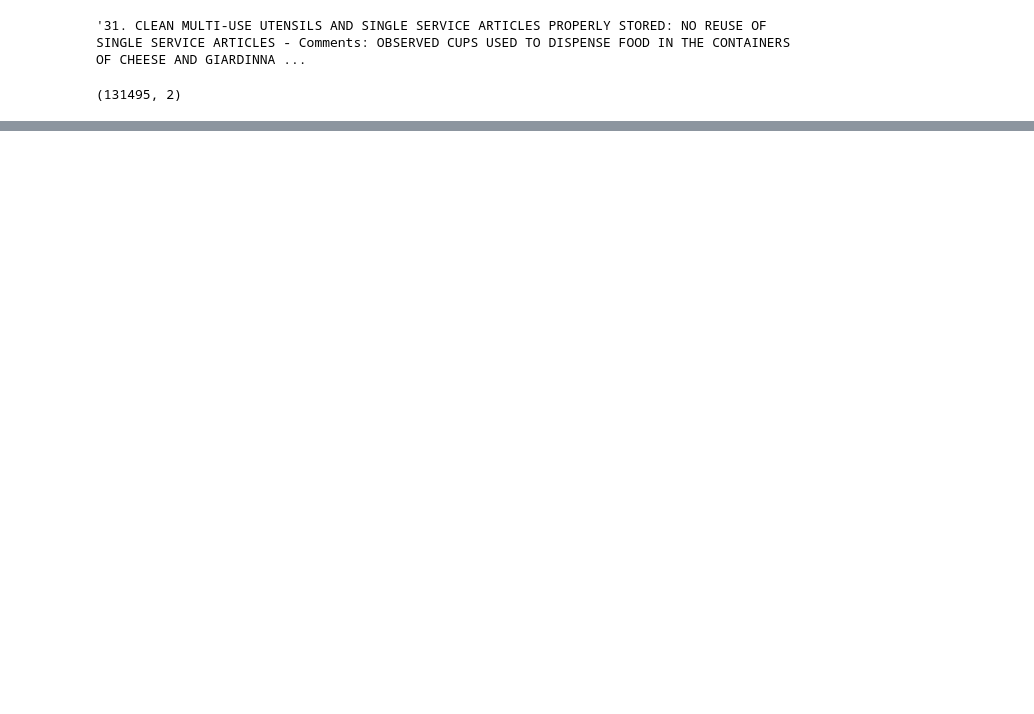
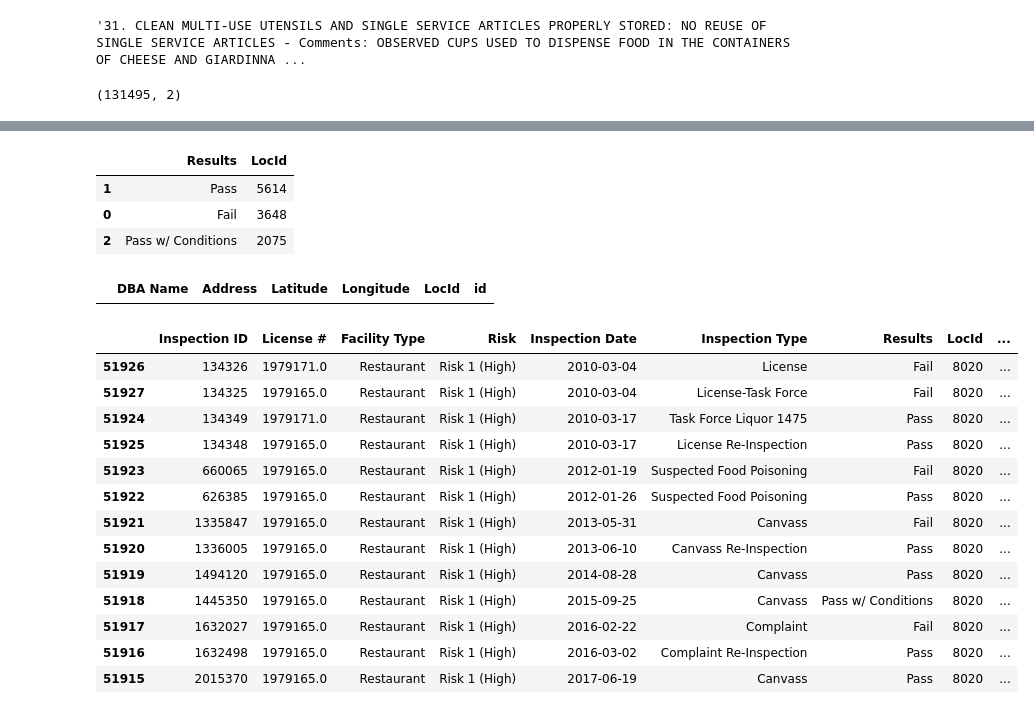
Before and after one commit to mkduchak/chicagohealthinspections, a Jupyter notebook: 1_data_cleanup.ipynb, the cells around one changed output, grey strips where cells are left out. Cells and saved outputs as stored; diff of their text form; code cells hidden in the pictures; blank space fills up the shorter version.

```diff
--- a/1_data_cleanup.ipynb
+++ b/1_data_cleanup.ipynb
@@ -58,0 +183,13 @@ businfodf.head()
+# %%
+idlink = pd.read_pickle('/home/michael/chicagohealthinspections/data/idlink.pkl')
+# %%
+healthdf = pd.merge(healthdf, idlink, how='inner')
+inspectdata = healthdf[['Inspection ID','License #','Facility Type',
+                        'Risk','Inspection Date','Inspection Type',
+                        'Results','LocId']].copy(deep=True)
+inspectdata['Inspection Date'] = pd.to_datetime(inspectdata['Inspection Date'])
+reslist = ['Fail','Pass','Pass w/ Conditions']
+inspectdata = inspectdata[inspectdata['Results'].isin(reslist)]
+inspectdata = inspectdata.sort_values(['LocId','Inspection Date'],ascending = [True,True])
+inspectdata['inspcount'] = inspectdata.groupby('LocId').cumcount() + 1
+inspectdata['License #'] = inspectdata['License #'].fillna(0)
@@ -58,0 +233,29 @@ businfodf.head()
+# %%
+complaint = inspectdata[inspectdata['Inspection Type']=='Complaint']
+complaint.groupby('Results',as_index=False)['LocId'].count().sort_values('LocId',ascending =False).head(5)
+# %% [output]
+|  | Results | LocId |
+| 1 | Pass | 5614 |
+| 0 | Fail | 3648 |
+| 2 | Pass w/ Conditions | 2075 |
+# %%
+idlink[idlink['id'] == 'coles-chicago']
+# %% [output]
+|  | DBA Name | Address | Latitude | Longitude | LocId | id |
+# %%
+inspectdata[inspectdata['LocId']==8020]
+# %% [output]
+|  | Inspection ID | License # | Facility Type | Risk | Inspection Date | Inspection Type | Results | LocId | ... |
+| 51926 | 134326 | 1979171.0 | Restaurant | Risk 1 (High) | 2010-03-04 | License | Fail | 8020 | ... |
+| 51927 | 134325 | 1979165.0 | Restaurant | Risk 1 (High) | 2010-03-04 | License-Task Force | Fail | 8020 | ... |
+| 51924 | 134349 | 1979171.0 | Restaurant | Risk 1 (High) | 2010-03-17 | Task Force Liquor 1475 | Pass | 8020 | ... |
+| 51925 | 134348 | 1979165.0 | Restaurant | Risk 1 (High) | 2010-03-17 | License Re-Inspection | Pass | 8020 | ... |
+| 51923 | 660065 | 1979165.0 | Restaurant | Risk 1 (High) | 2012-01-19 | Suspected Food Poisoning | Fail | 8020 | ... |
+| 51922 | 626385 | 1979165.0 | Restaurant | Risk 1 (High) | 2012-01-26 | Suspected Food Poisoning | Pass | 8020 | ... |
+| 51921 | 1335847 | 1979165.0 | Restaurant | Risk 1 (High) | 2013-05-31 | Canvass | Fail | 8020 | ... |
+| 51920 | 1336005 | 1979165.0 | Restaurant | Risk 1 (High) | 2013-06-10 | Canvass Re-Inspection | Pass | 8020 | ... |
+| 51919 | 1494120 | 1979165.0 | Restaurant | Risk 1 (High) | 2014-08-28 | Canvass | Pass | 8020 | ... |
+| 51918 | 1445350 | 1979165.0 | Restaurant | Risk 1 (High) | 2015-09-25 | Canvass | Pass w/ Conditions | 8020 | ... |
+| 51917 | 1632027 | 1979165.0 | Restaurant | Risk 1 (High) | 2016-02-22 | Complaint | Fail | 8020 | ... |
+| 51916 | 1632498 | 1979165.0 | Restaurant | Risk 1 (High) | 2016-03-02 | Complaint Re-Inspection | Pass | 8020 | ... |
+| 51915 | 2015370 | 1979165.0 | Restaurant | Risk 1 (High) | 2017-06-19 | Canvass | Pass | 8020 | ... |
```
Also changed, not shown: parts of 19 cells of this notebook.
